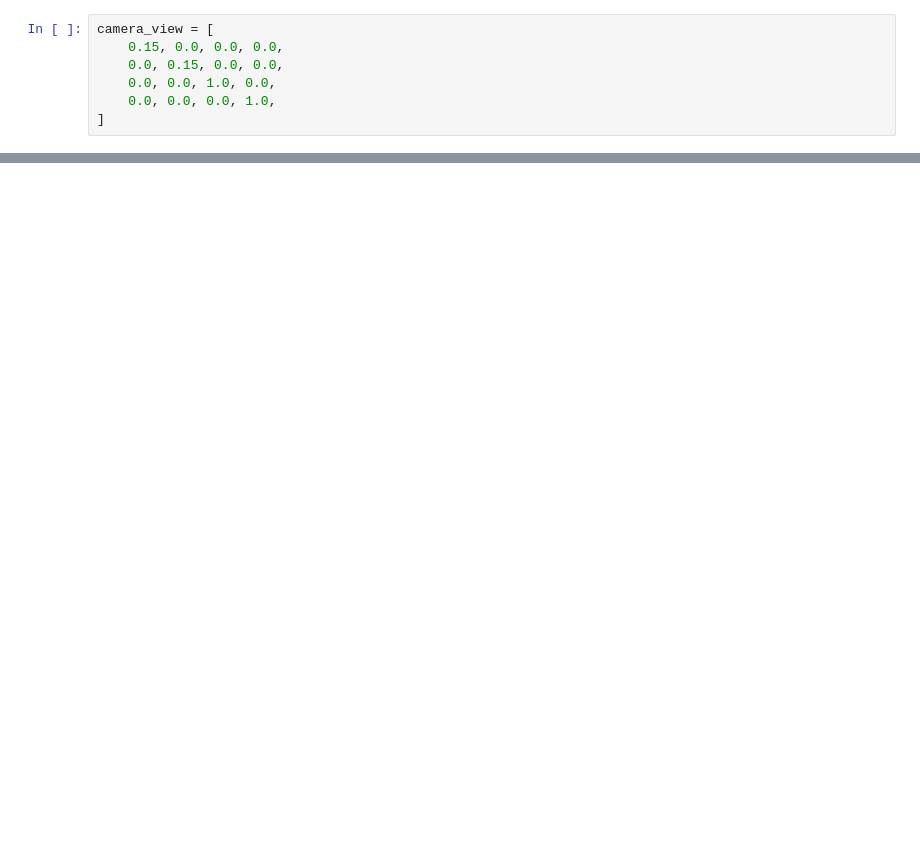
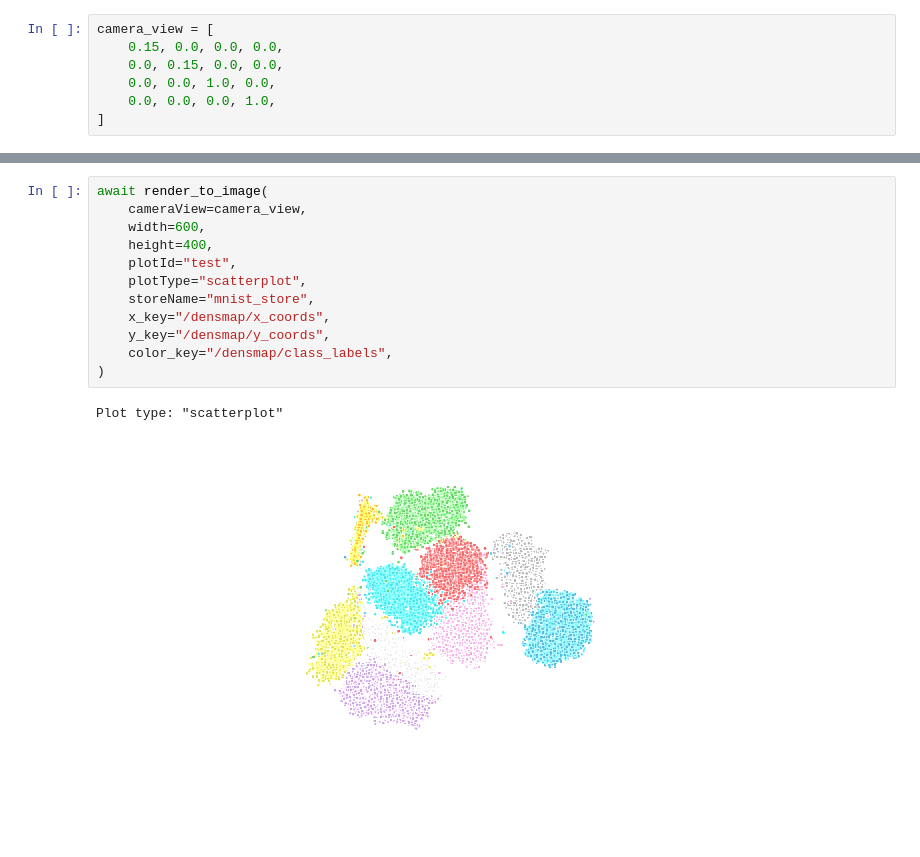
Before and after one commit to keller-mark/pluot, a Jupyter notebook: python-notebooks/triangle.ipynb, the cells around one changed output, grey strips where cells are left out. Cells and saved outputs as stored; diff of their text form; blank space fills up the shorter version.

```diff
--- a/python-notebooks/triangle.ipynb
+++ b/python-notebooks/triangle.ipynb
@@ -32,0 +58,15 @@ b'{\n  "shape": [\n    1000000\n  ],\n  "data_type": "float64",\n  "chunk_grid":
+# %%
+await render_to_image(
+    cameraView=camera_view,
+    width=600,
+    height=400,
+    plotId="test",
+    plotType="scatterplot",
+    storeName="mnist_store",
+    x_key="/densmap/x_coords",
+    y_key="/densmap/y_coords",
+    color_key="/densmap/class_labels",
+)
+# %% [output]
+Plot type: "scatterplot"
+[figure, added]
```
Also changed, not shown: parts of 7 cells of this notebook, 1 other file.
